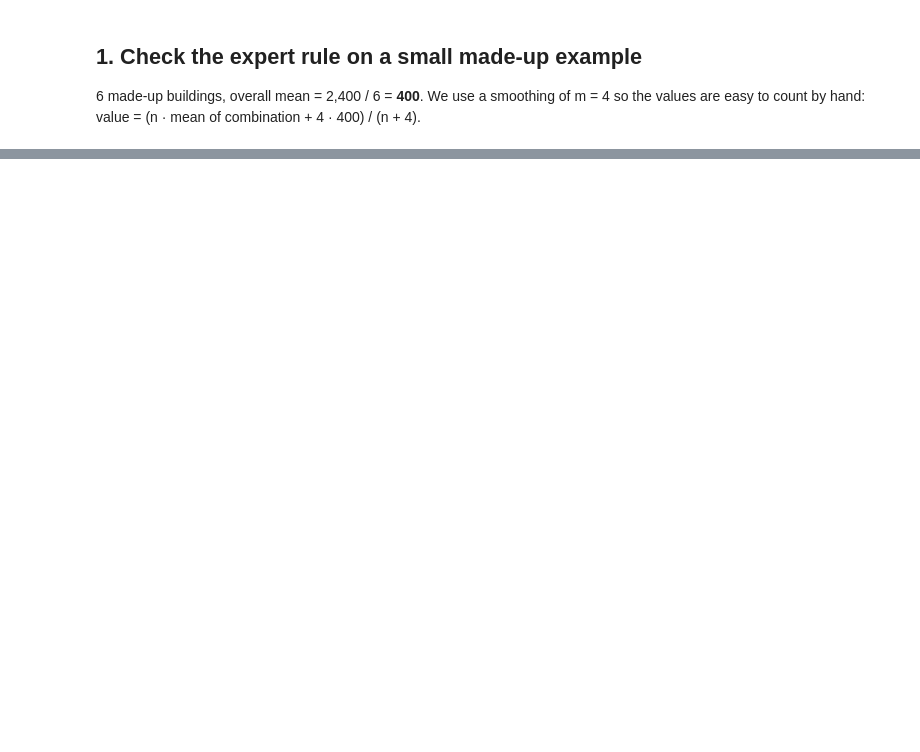
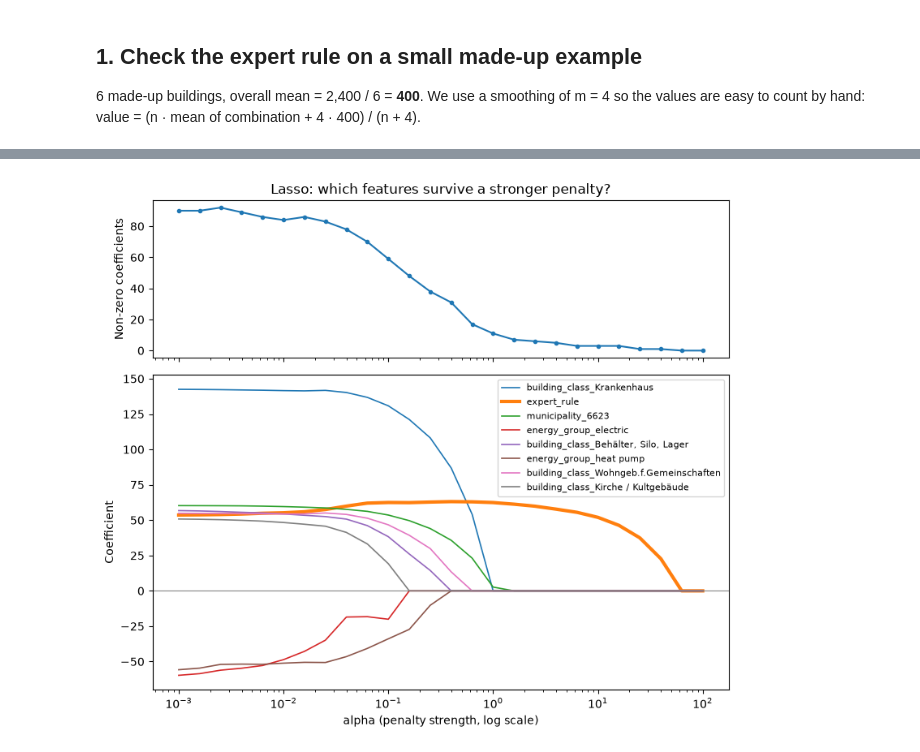
Before and after one commit to lydiasolomonn/dsf_project, a Jupyter notebook: code/02_estimate.ipynb, the cells around one changed output, grey strips where cells are left out. Cells and saved outputs as stored; diff of their text form; code cells hidden in the pictures; blank space fills up the shorter version.

Commit message:
task 20 train models (LR, Ridge, Lasso) with cv

```diff
--- a/code/02_estimate.ipynb
+++ b/code/02_estimate.ipynb
@@ -49,0 +73,21 @@ print(ExpertRuleEncoder(smoothing=0).fit(toy_X, toy_y).rule_values_)  # expect A
+# %%
+data = pd.read_csv(processed / "building_clean.csv")
+split = pd.read_csv(processed / "split.csv")
+data = data.merge(split, on="EGID", how="inner", validate="one_to_one")
+
+train = data[data["test"] == False].reset_index(drop=True)   # the test set stays closed until task 26
+assert len(data) == len(split), "some buildings have no split entry"
+assert train["fold"].notna().all(), "a building without a fold is left"
+train["fold"] = train["fold"].astype(int)  # read as 0.0-4.0 because the test rows are empty
+
+X, y, is_house, groups = split_xy(train)
+folds = train["fold"].to_numpy()
+
+print("Buildings in cross-validation:", len(train), "| test buildings set aside:", int(data["test"].sum()))
+parts_per_group = train.groupby("group_id")["fold"].nunique()
+print("Groups in more than one fold:", (parts_per_group > 1).sum())   # expect 0
+
+per_fold = train.groupby("fold").agg(buildings=("EGID", "size"), houses=("house", "sum"))
+per_fold["houses above 450 (%)"] = train[train["house"]].groupby("fold")["y"].apply(lambda s: (s > THRESHOLD).mean() * 100).round(1)
+per_fold["houses in top 20%"] = (per_fold["houses"] * 0.2).round().astype(int)
+per_fold
@@ -49,0 +189,15 @@ print(ExpertRuleEncoder(smoothing=0).fit(toy_X, toy_y).rule_values_)  # expect A
+# %%
+RIDGE_ALPHAS = np.logspace(-2, 5, 29)
+LASSO_ALPHAS = np.logspace(-3, 2, 26)
+
+warnings.filterwarnings("ignore", message="Objective did not converge")  # lasso at the smallest alphas; results are stable
+
+results = {}
+for name, model_class, alphas, kwargs in [("Ridge", Ridge, RIDGE_ALPHAS, None),
+                                          ("Lasso", Lasso, LASSO_ALPHAS, {"max_iter": 10000})]:
+    for expert_rule in [True, False]:
+        table = tune_alpha(model_class, alphas, X, y, is_house, folds, model_kwargs=kwargs, expert_rule=expert_rule)
+        table.insert(0, "model", name)
+        table.insert(1, "expert_rule", expert_rule)
+        results[(name, expert_rule)] = table
+        print(name, "| expert rule", "on " if expert_rule else "off", "| best alpha:", round(best_alpha(table), 4))
@@ -49,0 +238,6 @@ print(ExpertRuleEncoder(smoothing=0).fit(toy_X, toy_y).rule_values_)  # expect A
+# %%
+fig, lasso_coefs = plot_lasso_path(X, y, LASSO_ALPHAS, n_show=8, expert_rule=True,
+                                   path=figures / "task20_lasso_path.png")
+plt.show()
+# %% [output]
+[figure, added]
```
Also changed, not shown: parts of 21 cells of this notebook, 10 other files.
